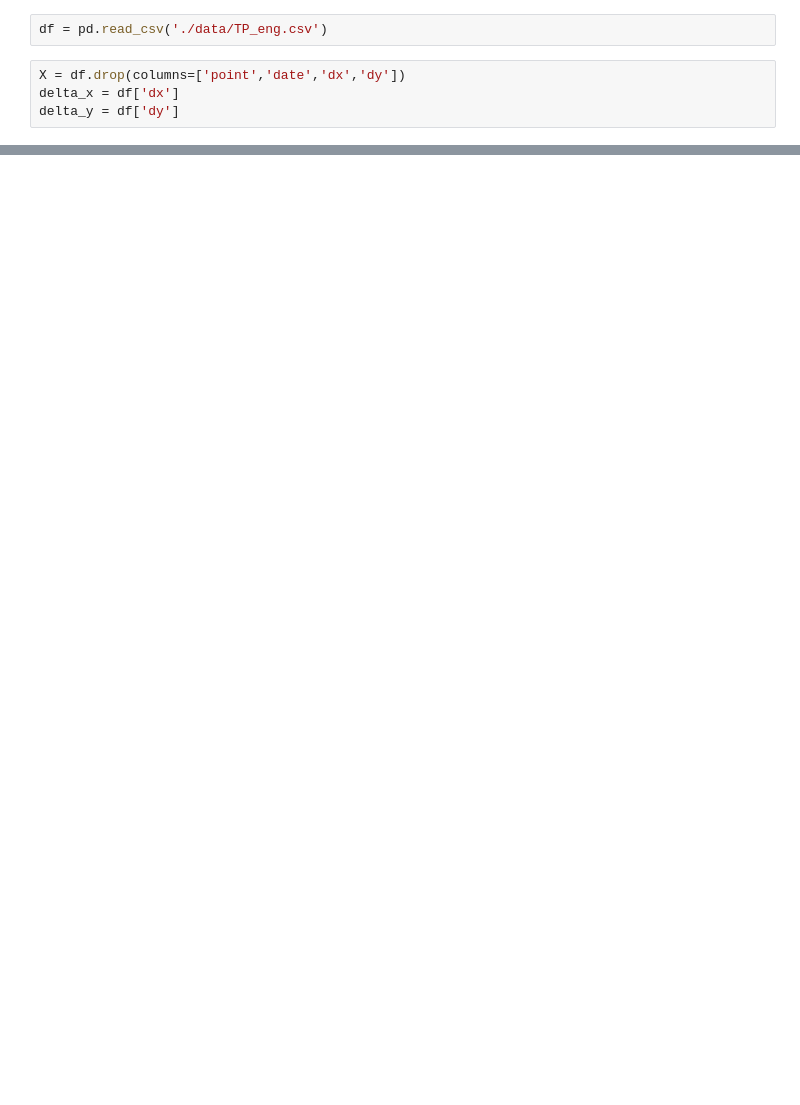
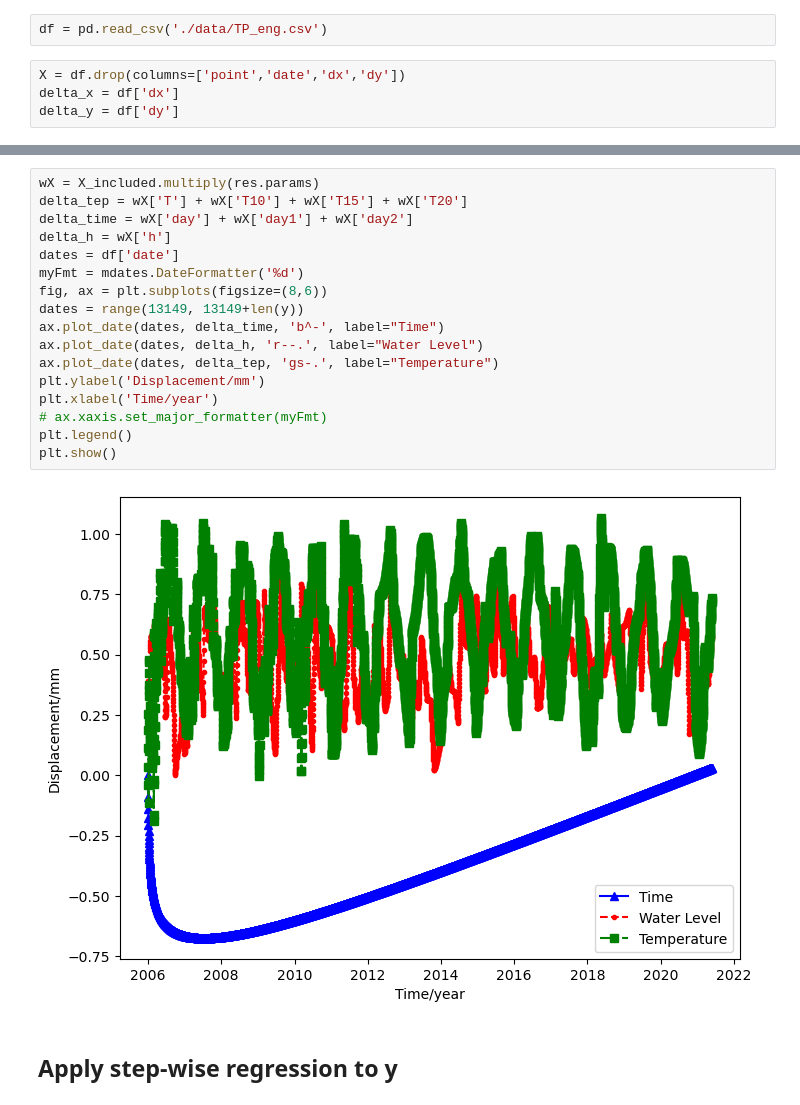
Before and after one commit to Liuxy94/stepwise-regression, a Jupyter notebook: code/stepwise regression.ipynb, the cells around one changed output, grey strips where cells are left out. Drawn from its saved outputs; the diff is of its cells as text; blank space fills up the shorter version.

```diff
--- a/code/stepwise regression.ipynb
+++ b/code/stepwise regression.ipynb
@@ -88 +149,22 @@ Add  T20                            with p-value 0.00916981
+# %%
+wX = X_included.multiply(res.params)
+delta_tep = wX['T'] + wX['T10'] + wX['T15'] + wX['T20']
+delta_time = wX['day'] + wX['day1'] + wX['day2']
+delta_h = wX['h']
+dates = df['date']
+myFmt = mdates.DateFormatter('%d')
+fig, ax = plt.subplots(figsize=(8,6))
+dates = range(13149, 13149+len(y))
+ax.plot_date(dates, delta_time, 'b^-', label="Time")
+ax.plot_date(dates, delta_h, 'r--.', label="Water Level")
+ax.plot_date(dates, delta_tep, 'gs-.', label="Temperature")
+plt.ylabel('Displacement/mm')
+plt.xlabel('Time/year')
+# ax.xaxis.set_major_formatter(myFmt)
+plt.legend()
+plt.show()
+# %% [output]
+[figure, added]
+# %% [markdown]
+## Apply step-wise regression to y
 # %%
```
Also changed, not shown: parts of 18 cells of this notebook, 1 other file.
